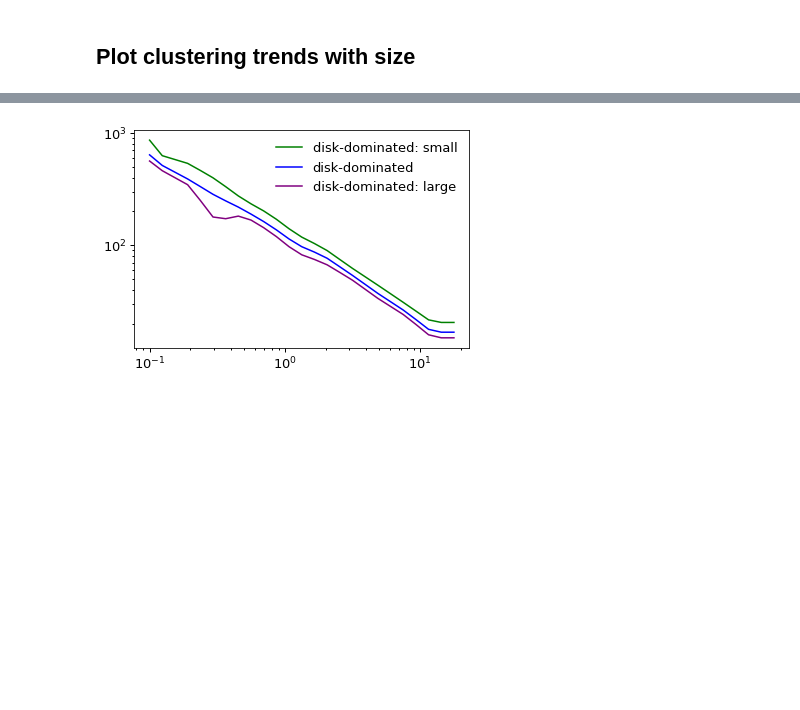
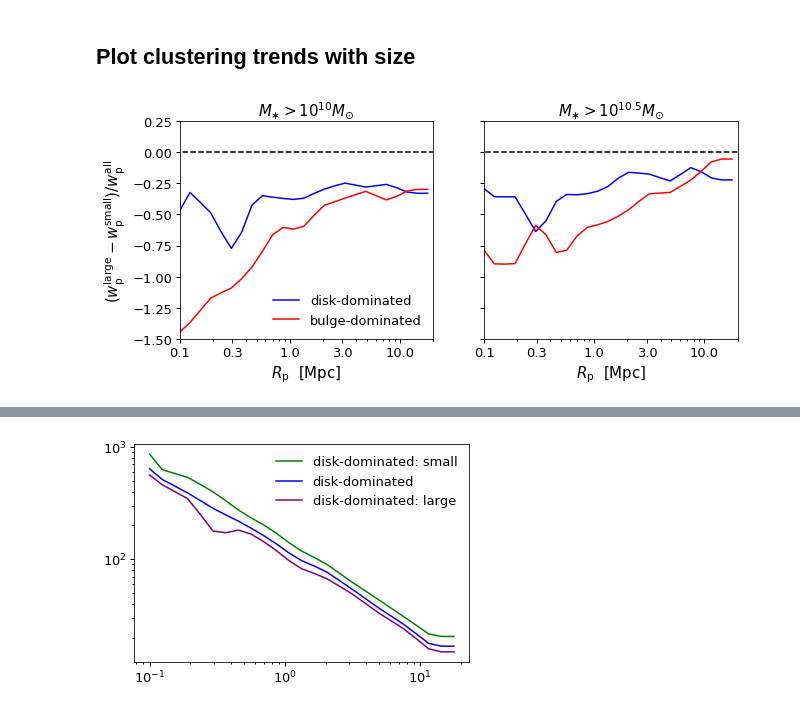
Before and after one commit to aphearin/galsize_models, a Jupyter notebook: notebooks/plot_sdss_size_morphology_clustering.ipynb, the cells around one changed output, grey strips where cells are left out. Saved outputs shown, nothing was run; the diff lists cells and outputs as text; code cells hidden in the pictures; blank space fills up the shorter version.

Commit message:
Added figure of size-dependent clustering

```diff
--- a/notebooks/plot_sdss_size_morphology_clustering.ipynb
+++ b/notebooks/plot_sdss_size_morphology_clustering.ipynb
@@ -226,3 +226,78 @@ fig.savefig(figname, bbox_extra_artists=[xlabel1, ylabel1], bbox_inches='tight')
 [figure]
 # %% [markdown]
 ## Plot clustering trends with size
+# %%
+_wp_fname = os.path.join(wp_dirname, 'sdss_sm10p0_meert15_disk_dom_wp.npy')
+sdss_sm10p0_meert15_disk_dom = np.load(_wp_fname)
+_wp_fname = os.path.join(wp_dirname, 'sdss_sm10p0_meert15_disk_dom_small_wp.npy')
+sdss_sm10p0_meert15_disk_dom_small = np.load(_wp_fname)
+_wp_fname = os.path.join(wp_dirname, 'sdss_sm10p0_meert15_disk_dom_large_wp.npy')
+sdss_sm10p0_meert15_disk_dom_large = np.load(_wp_fname)
+_wp_fname = os.path.join(wp_dirname, 'sdss_sm10p5_meert15_disk_dom_wp.npy')
+sdss_sm10p5_meert15_disk_dom = np.load(_wp_fname)
+_wp_fname = os.path.join(wp_dirname, 'sdss_sm10p5_meert15_disk_dom_small_wp.npy')
+sdss_sm10p5_meert15_disk_dom_small = np.load(_wp_fname)
+_wp_fname = os.path.join(wp_dirname, 'sdss_sm10p5_meert15_disk_dom_large_wp.npy')
+sdss_sm10p5_meert15_disk_dom_large = np.load(_wp_fname)
+
+size_fracdiff_sm10p0_meert15_disk_dom = (sdss_sm10p0_meert15_disk_dom_large-sdss_sm10p0_meert15_disk_dom_small)/sdss_sm10p0_meert15_disk_dom
+size_fracdiff_sm10p5_meert15_disk_dom = (sdss_sm10p5_meert15_disk_dom_large-sdss_sm10p5_meert15_disk_dom_small)/sdss_sm10p5_meert15_disk_dom
+
+
+_wp_fname = os.path.join(wp_dirname, 'sdss_sm10p0_meert15_bulge_dom_wp.npy')
+sdss_sm10p0_meert15_bulge_dom = np.load(_wp_fname)
+_wp_fname = os.path.join(wp_dirname, 'sdss_sm10p0_meert15_bulge_dom_small_wp.npy')
+sdss_sm10p0_meert15_bulge_dom_small = np.load(_wp_fname)
+_wp_fname = os.path.join(wp_dirname, 'sdss_sm10p0_meert15_bulge_dom_large_wp.npy')
+sdss_sm10p0_meert15_bulge_dom_large = np.load(_wp_fname)
+_wp_fname = os.path.join(wp_dirname, 'sdss_sm10p5_meert15_bulge_dom_wp.npy')
+sdss_sm10p5_meert15_bulge_dom = np.load(_wp_fname)
+_wp_fname = os.path.join(wp_dirname, 'sdss_sm10p5_meert15_bulge_dom_small_wp.npy')
+sdss_sm10p5_meert15_bulge_dom_small = np.load(_wp_fname)
+_wp_fname = os.path.join(wp_dirname, 'sdss_sm10p5_meert15_bulge_dom_large_wp.npy')
+sdss_sm10p5_meert15_bulge_dom_large = np.load(_wp_fname)
+
+size_fracdiff_sm10p0_meert15_bulge_dom = (sdss_sm10p0_meert15_bulge_dom_large-sdss_sm10p0_meert15_bulge_dom_small)/sdss_sm10p0_meert15_bulge_dom
+size_fracdiff_sm10p5_meert15_bulge_dom = (sdss_sm10p5_meert15_bulge_dom_large-sdss_sm10p5_meert15_bulge_dom_small)/sdss_sm10p5_meert15_bulge_dom
+
+
+from matplotlib import ticker
+fig, (ax1, ax2) = plt.subplots(1, 2, sharex=True, sharey=True, figsize=(10, 4))
+
+xscale1 = ax1.set_xscale('log')
+xscale2 = ax2.set_xscale('log')
+
+__=ax1.plot(rp, size_fracdiff_sm10p0_meert15_disk_dom, color='blue', label='disk-dominated')
+__=ax2.plot(rp, size_fracdiff_sm10p5_meert15_disk_dom, color='blue')
+__=ax1.plot(rp, size_fracdiff_sm10p0_meert15_bulge_dom, color='red', label='bulge-dominated')
+__=ax2.plot(rp, size_fracdiff_sm10p5_meert15_bulge_dom, color='red')
+
+__=ax1.plot(np.logspace(-2, 2, 100), np.zeros(100), '--', color='k')
+__=ax2.plot(np.logspace(-2, 2, 100), np.zeros(100), '--', color='k')
+xmin, xmax = 0.1, 20
+ymin, ymax = -1.5, 0.25
+xlim1 = ax1.set_xlim(xmin, xmax)
+ylim1 = ax1.set_ylim(ymin, ymax)
+xlim2 = ax2.set_xlim(xmin, xmax)
+ylim2 = ax2.set_ylim(ymin, ymax)
+
+title1 = ax1.set_title(r'$M_{\ast} > 10^{10}M_{\odot}$')
+title2 = ax2.set_title(r'$M_{\ast} > 10^{10.5}M_{\odot}$')
+xlabel1 = ax1.set_xlabel(r'$R_{\rm p}$  $[{\rm Mpc}]$')
+xlabel2 = ax2.set_xlabel(r'$R_{\rm p}$  $[{\rm Mpc}]$')
+ylabel1 = ax1.set_ylabel(r'$(w_{\rm p}^{\rm large} - w_{\rm p}^{\rm small}) / w_{\rm p}^{\rm all}$')
+
+ax1.set_xticks((0.1, 0.3, 1, 3, 10))
+ax2.set_xticks((0.1, 0.3, 1, 3, 10))
+
+ax1.get_xaxis().set_major_formatter(ticker.ScalarFormatter())
+ax1.get_xaxis().set_minor_formatter(ticker.NullFormatter())
+ax2.get_xaxis().set_major_formatter(ticker.ScalarFormatter())
+ax2.get_xaxis().set_minor_formatter(ticker.NullFormatter())
+
+leg1 = ax1.legend()
+
+figname = 'size_dependent_clustering_disks_bulges.pdf'
+fig.savefig(figname, bbox_extra_artists=[xlabel1, ylabel1], bbox_inches='tight')
+# %% [output]
+[figure, added]
```
Also changed, not shown: parts of 1 cell of this notebook, 1 other file.
